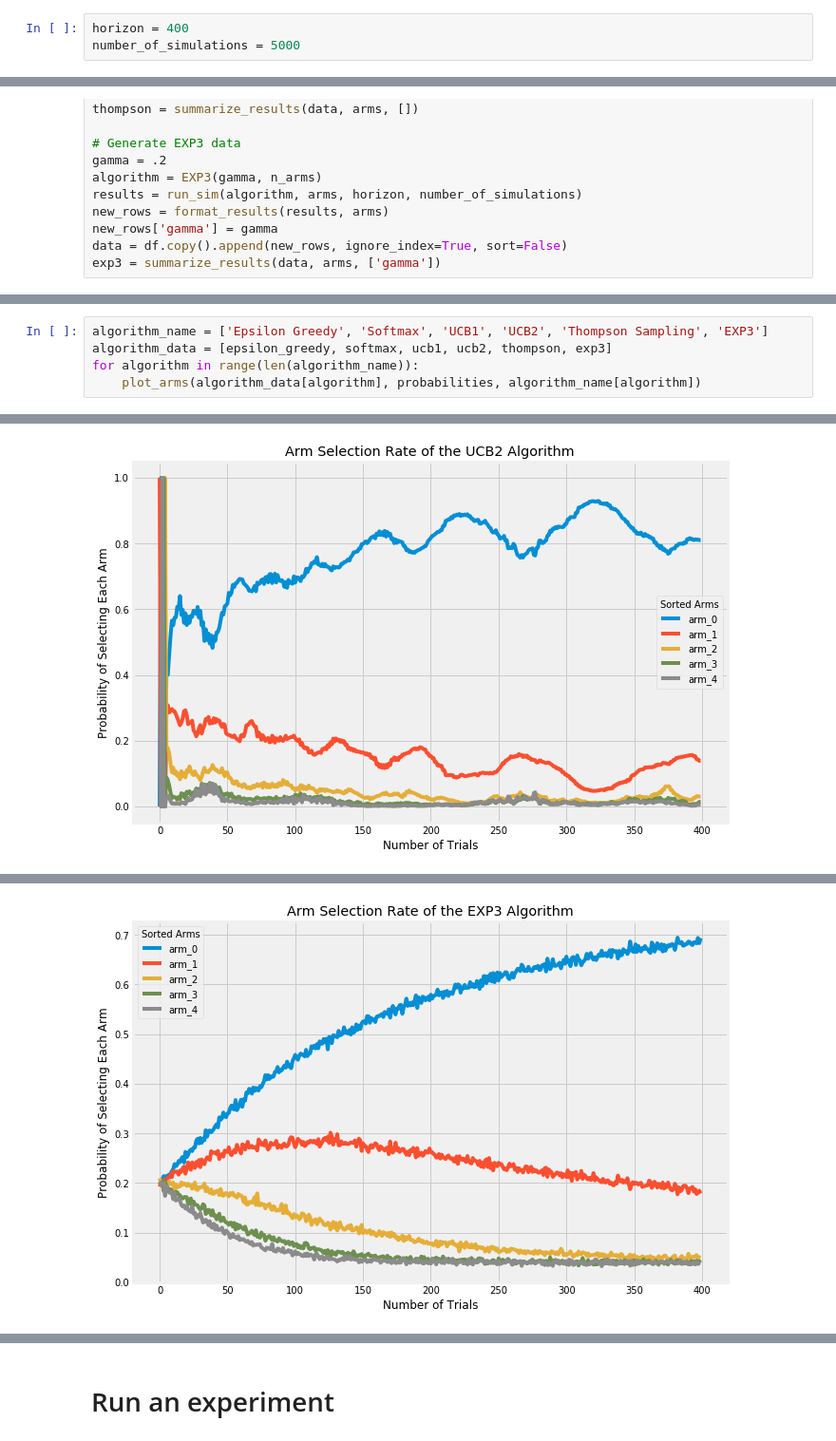
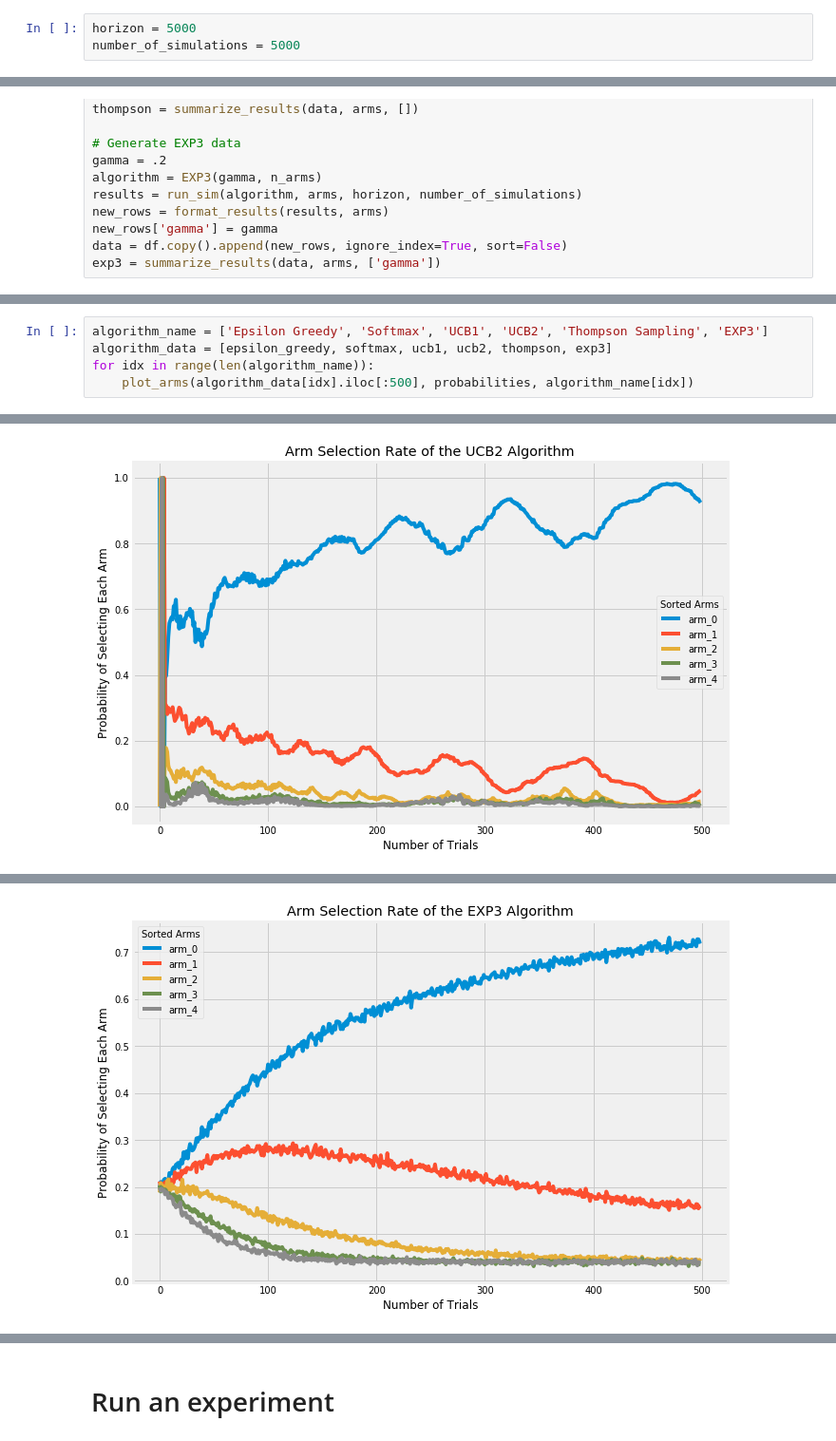
Before and after one commit to raffg/multi_armed_bandit, a Jupyter notebook: monte_carlo.ipynb, the cells around one changed output, grey strips where cells are left out. Shown at 95% size. Cells and saved outputs as stored; diff of their text form.

Commit message:
reformatted plots

```diff
--- a/monte_carlo.ipynb
+++ b/monte_carlo.ipynb
@@ -262,5 +262,5 @@ Best arm is 1
 # %%
-horizon = 400
+horizon = 5000
 number_of_simulations = 5000
 # %%
 columns = ['sim_num', 'trial', 'chosen_arm', 'reward', 'cumulative_reward']
@@ -366,6 +416,6 @@ plt.show()
 # %%
 algorithm_name = ['Epsilon Greedy', 'Softmax', 'UCB1', 'UCB2', 'Thompson Sampling', 'EXP3']
 algorithm_data = [epsilon_greedy, softmax, ucb1, ucb2, thompson, exp3]
-for algorithm in range(len(algorithm_name)):
-    plot_arms(algorithm_data[algorithm], probabilities, algorithm_name[algorithm])
+for idx in range(len(algorithm_name)):
+    plot_arms(algorithm_data[idx].iloc[:500], probabilities, algorithm_name[idx])
 # %% [output]
@@ -375 +425 @@ for algorithm in range(len(algorithm_name)):
-[figure, old version]
+[figure, new version]
@@ -377 +427 @@ for algorithm in range(len(algorithm_name)):
-[figure, old version]
+[figure, new version]
```
Also changed, not shown: parts of 48 cells of this notebook.
